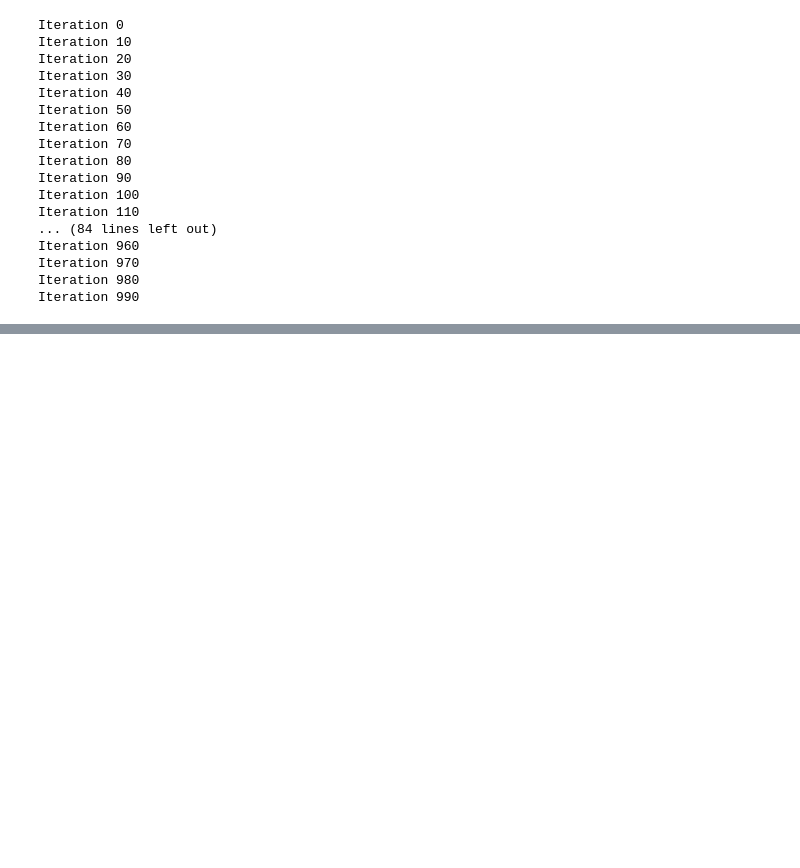
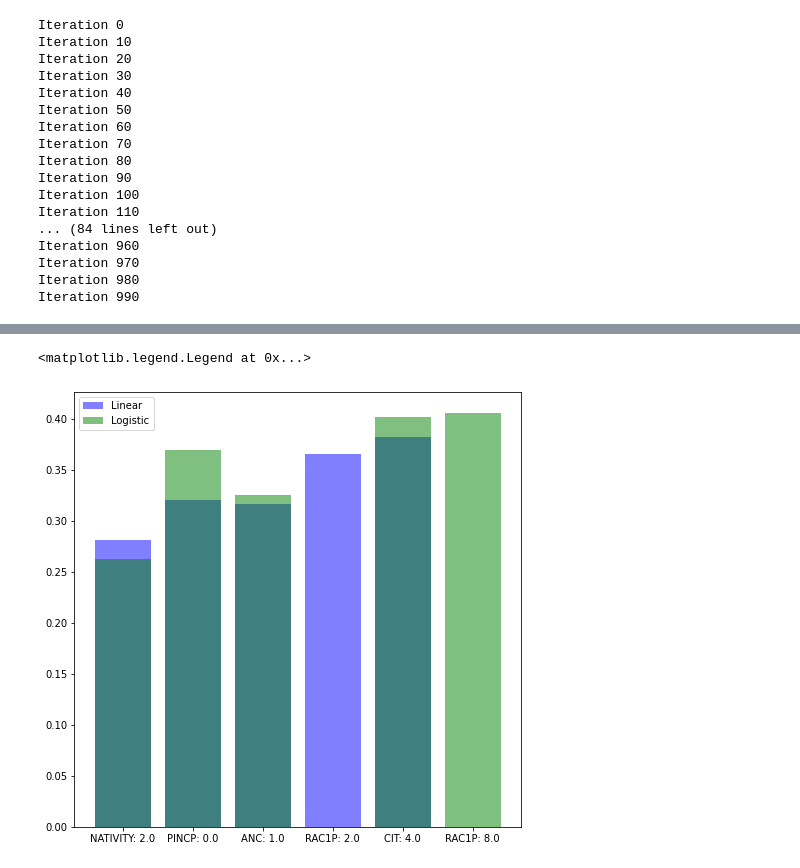
Before and after one commit to rohangpta/minimax-fairness, a Jupyter notebook: experiments.ipynb, the cells around one changed output, grey strips where cells are left out. Cells and saved outputs as stored; diff of their text form; code cells hidden in the pictures; blank space fills up the shorter version.

```diff
--- a/experiments.ipynb
+++ b/experiments.ipynb
@@ -221,0 +255,8 @@ test(H_bar_3, X_, y, G, sklearn.metrics.zero_one_loss, partial(eps_k_rand, round
+# %%
+plt.figure(figsize = (8, 8))
+plt.bar(g_1, errors, alpha=0.5, color='blue')
+plt.bar(g_2, errors2, alpha=0.5, color='green')
+plt.legend(['Linear', "Logistic"])
+# %% [output]
+<matplotlib.legend.Legend at 0x...>
+[figure, added]
```
Also changed, not shown: parts of 19 cells of this notebook, 1 other file.
